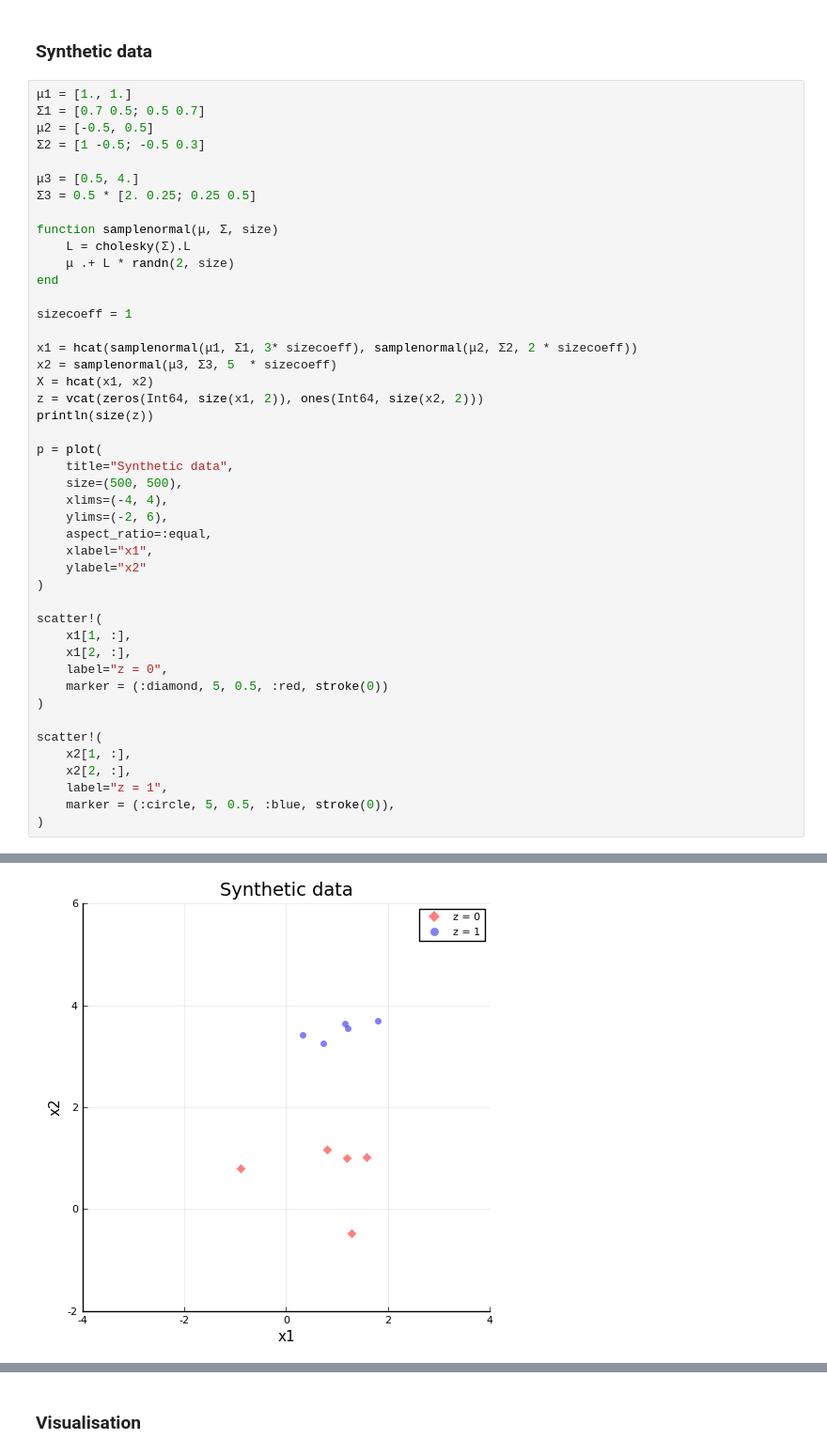
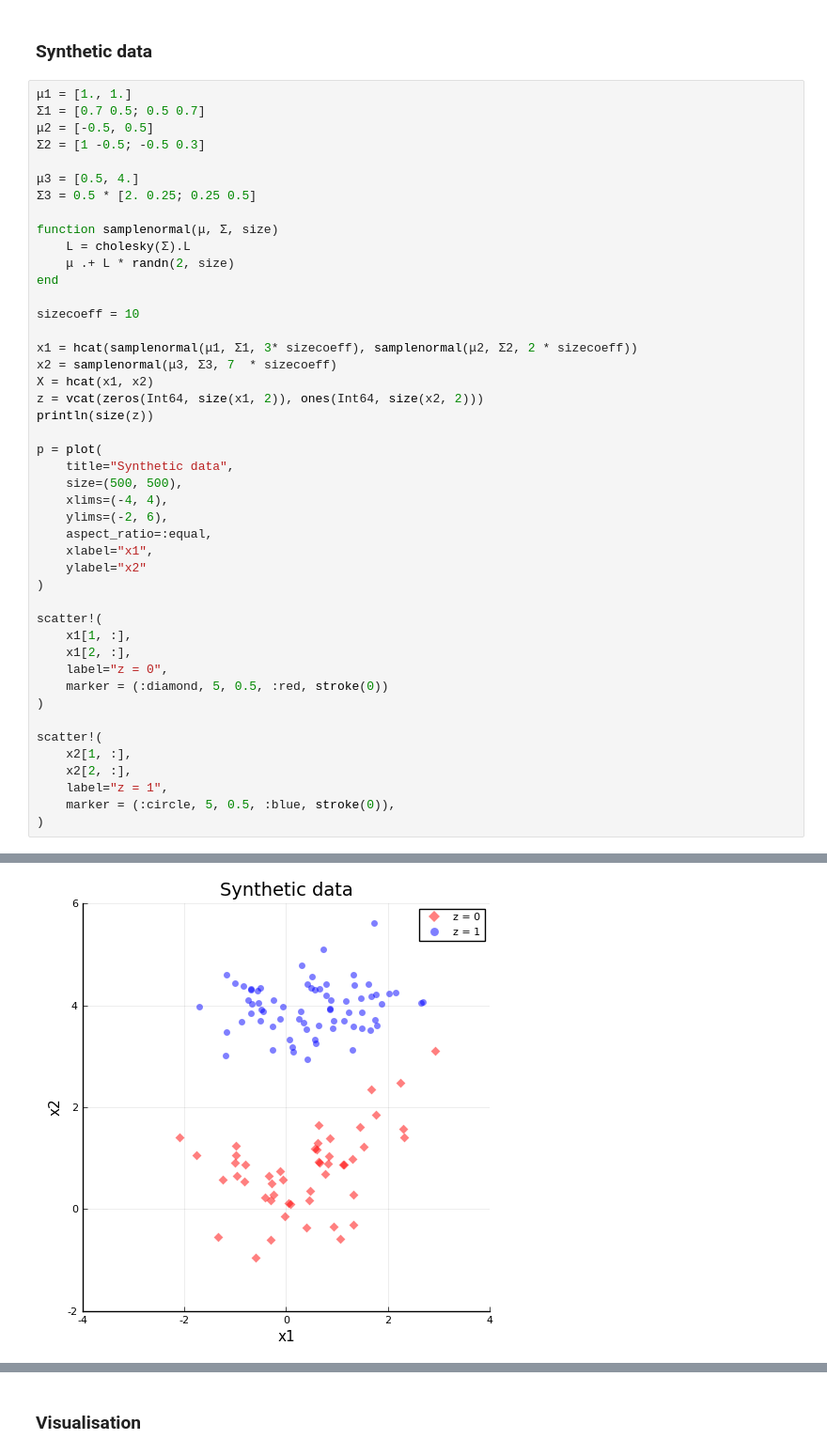
Before and after one commit to lucasondel/PGLR, a Jupyter notebook: examples/BinaryLogisticRegression.ipynb, the cells around one changed output, grey strips where cells are left out. Shown: that part at 94% size. Drawn from its saved outputs; the diff is of its cells as text.

```diff
--- a/examples/BinaryLogisticRegression.ipynb
+++ b/examples/BinaryLogisticRegression.ipynb
@@ -31,10 +31,10 @@ function samplenormal(μ, Σ, size)
     μ .+ L * randn(2, size)
 end
 
-sizecoeff = 1
+sizecoeff = 10
 
 x1 = hcat(samplenormal(μ1, Σ1, 3* sizecoeff), samplenormal(μ2, Σ2, 2 * sizecoeff))
-x2 = samplenormal(μ3, Σ3, 5  * sizecoeff)
+x2 = samplenormal(μ3, Σ3, 7  * sizecoeff)
 X = hcat(x1, x2)
 z = vcat(zeros(Int64, size(x1, 2)), ones(Int64, size(x2, 2)))
 println(size(z))
@@ -67 +67 @@ scatter!(
-[figure, old version]
+[figure, new version]
```
Also changed, not shown: parts of 26 cells of this notebook, 2 other files.
